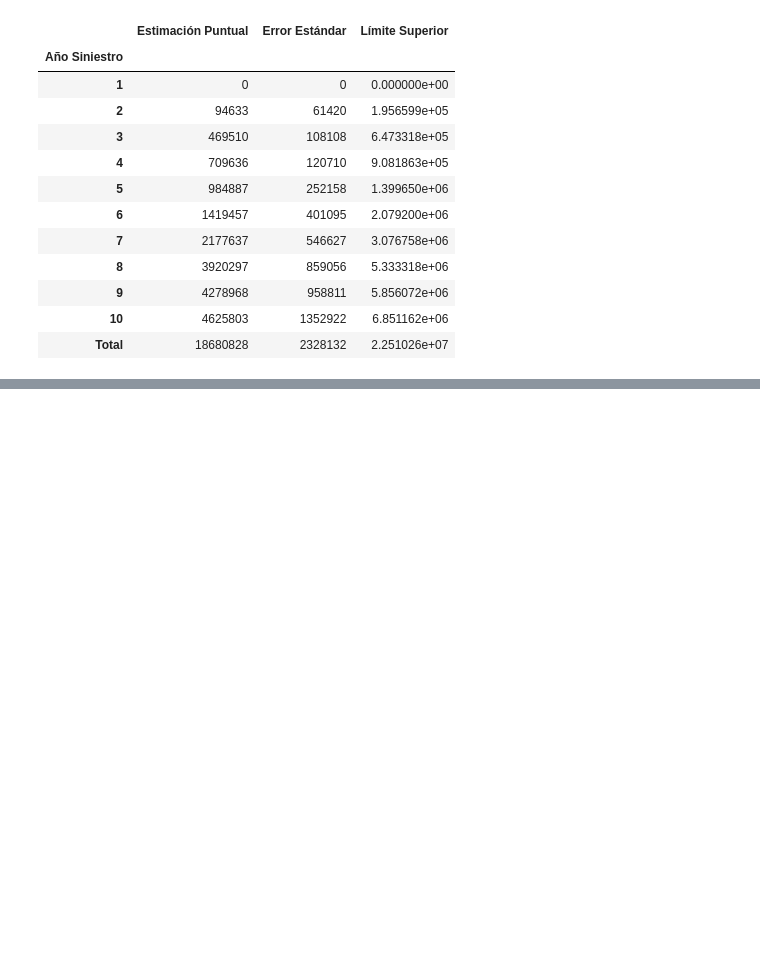
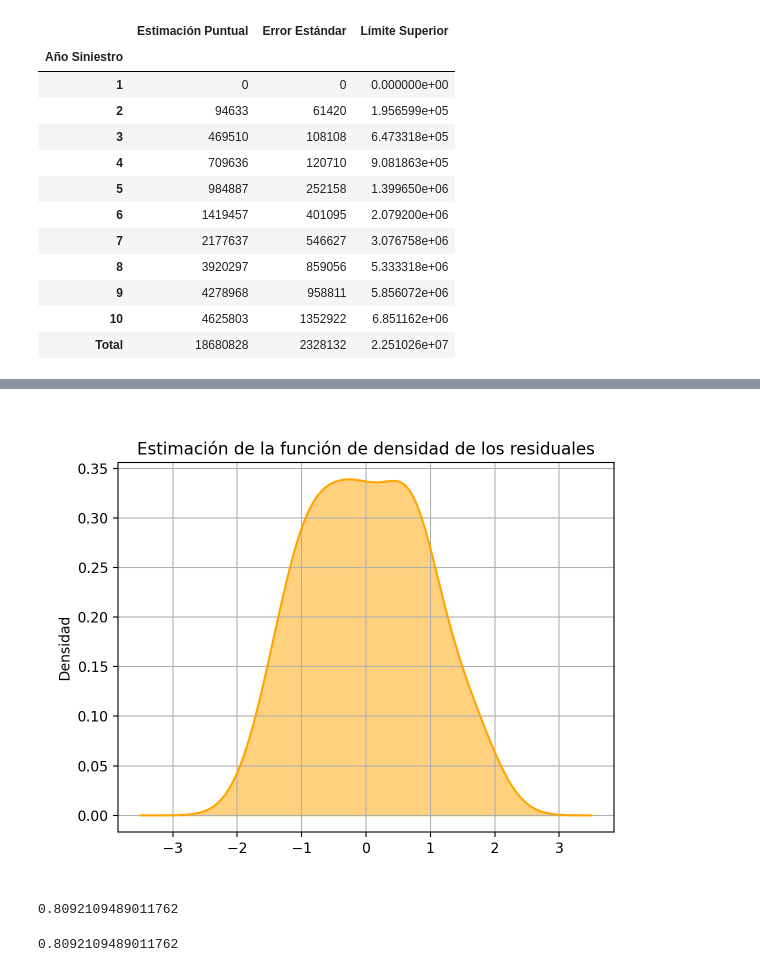
Before and after one commit to Samuel-col/IBNR-python, a Jupyter notebook: comparativa.ipynb, the cells around one changed output, grey strips where cells are left out. Saved outputs shown, nothing was run; the diff lists cells and outputs as text; code cells hidden in the pictures; blank space fills up the shorter version.

```diff
--- a/comparativa.ipynb
+++ b/comparativa.ipynb
@@ -306,0 +334,24 @@ tr.reserva(metodo = 'Mack')
+# %%
+res = tr.residuales() # Extraer vector de residuales
+# Graficar función de densidad
+x_grid = np.linspace(-3.5,3.5,num = 500)
+kde = st.gaussian_kde(res)
+y_vals = kde(x_grid)
+plt.plot(x_grid,y_vals,color = 'orange')
+plt.fill_between(x_grid,y_vals,color = 'orange',alpha = 0.5)
+plt.title('Estimación de la función de densidad de los residuales')
+plt.ylabel('Densidad')
+plt.grid()
+plt.show()
+# %% [output]
+[figure, added]
+# %%
+# Prueba de normalidad
+st.kstest(res,st.norm.cdf).pvalue
+# %% [output]
+0.8092109489011762
+# %%
+# Prueba de distribución t
+st.kstest(res,st.norm.cdf).pvalue
+# %% [output]
+0.8092109489011762
```
Also changed, not shown: parts of 9 cells of this notebook, 1 other file.
